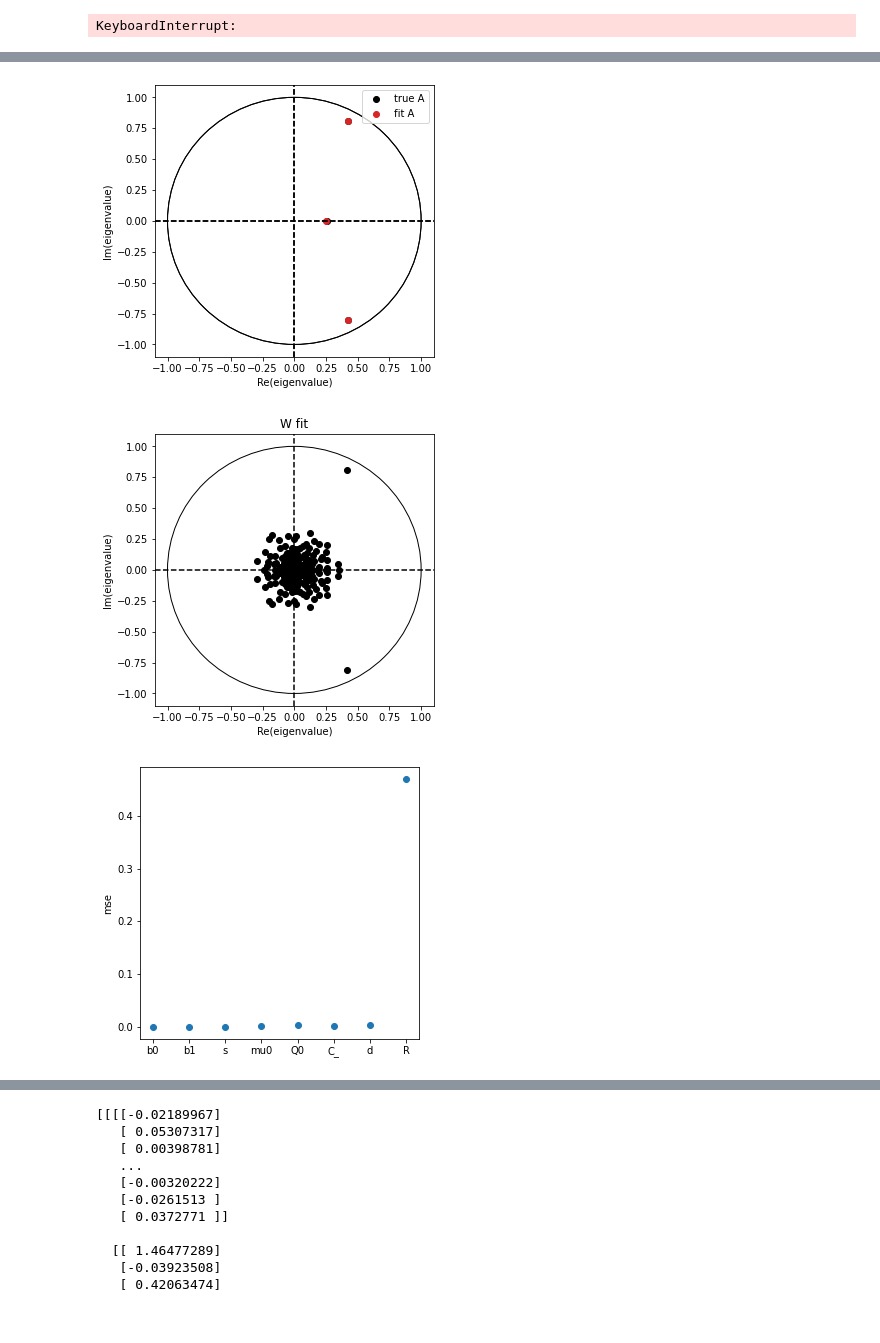
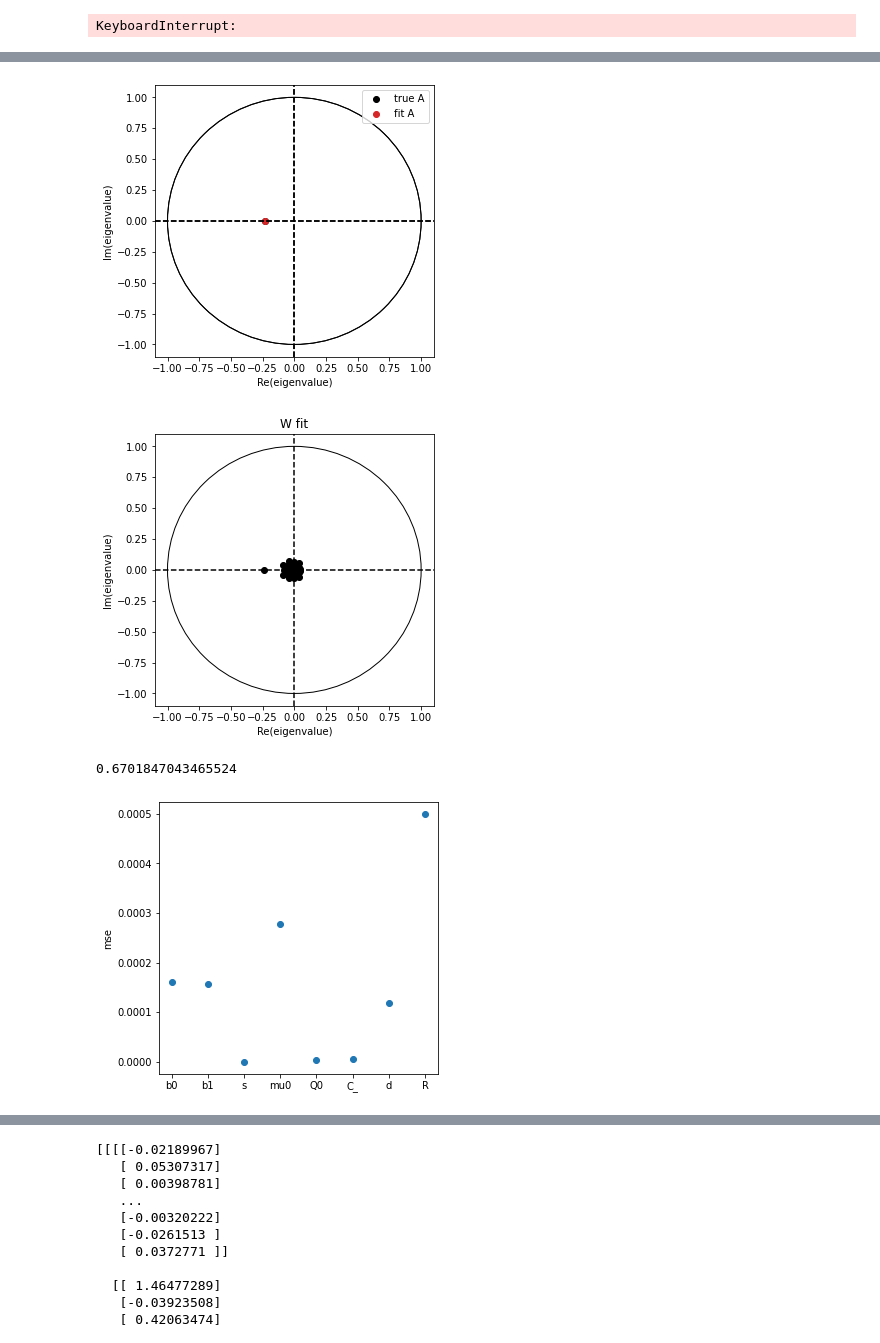
Before and after one commit to lenca56/EI-subspace-RNN, a Jupyter notebook: Analysis_Single_Cluster_fixed_N.ipynb, the cells around one changed output, grey strips where cells are left out. Cells and saved outputs as stored; diff of their text form; code cells hidden in the pictures.

```diff
--- a/Analysis_Single_Cluster_fixed_N.ipynb
+++ b/Analysis_Single_Cluster_fixed_N.ipynb
@@ -23,9 +23,9 @@ zeta_alpha_beta_gamma_list = [(10**i,1,1,10**(i-2)) for i in list(np.arange(-1.5
 # %%
 # simulation of interest
-K = 3
-simulation = 0
+K = 2
+simulation = 12
 ei = 0
 j = 0 # normal
-data = np.load(f'models/N={N}_K={K}_parameters_EI={ei}_simulation_{simulation}_J_possibility_{j}.npz', allow_pickle=True)
+data = np.load(f'models/N={N}_K={K}/EI={ei}_simulation_{simulation}_J_possibility_{j}.npz', allow_pickle=True)
 J = data['J']
 RNN = EI_subspace_RNN.EI_subspace_RNN(N_e, N_i, sparsity, J, seed=1)
@@ -203,7 +230,7 @@ true_y = data['true_y']
 # fit starting from true parameters
 init_w = RNN.get_nonzero_weight_vector(initW)
 max_iter=25
-ecll, ll, loss_W, w, b, s, mu0, Q0, C_, d, R, C_all, d_all, R_all = RNN.fit_EM(true_y, init_w, true_b.item(), true_s, true_mu0, true_Q0, true_C_, true_d, true_R, alpha=10, beta=10, max_iter=max_iter)
+ecll, ll, lossW, w, b, s, mu0, Q0, C_, d, R, C_all, d_all, R_all = RNN.fit_EM(true_y, init_w, true_b.item(), true_s, true_mu0, true_Q0, true_C_, true_d, true_R, alpha=10, beta=10, max_iter=max_iter)
 # %% [output]
 KeyboardInterrupt:
 # %%
@@ -254,10 +282,15 @@ fig, axes = plt.subplots(figsize=(5,5))
 axes.set_title('W fit')
 plot_eigenvalues(axes, eig)
 # %% [output]
-[figure, old version]
+[figure, new version]
-[figure, old version]
+[figure, new version]
+# %%
+# print(R-true_R)
+print(np.linalg.norm(R-true_R))
+# %% [output]
+0.6701847043465524
 # %%
 fig, axes = plt.subplots(figsize=(5,5))
-plot_mse_parameters(axes, b.item(), s, mu0, Q0, C_, d, R, true_b.item(), true_s, true_mu0, true_Q0, true_C_, true_d, true_R)
+plot_mse_parameters(axes, b.item(), 0, mu0, Q0, C_, d, R, true_b.item(), 0, true_mu0, true_Q0, true_C_, true_d, true_R)
 # %% [output]
-[figure, old version]
+[figure, new version]
```
Also changed, not shown: parts of 9 cells of this notebook, 9 other files.
